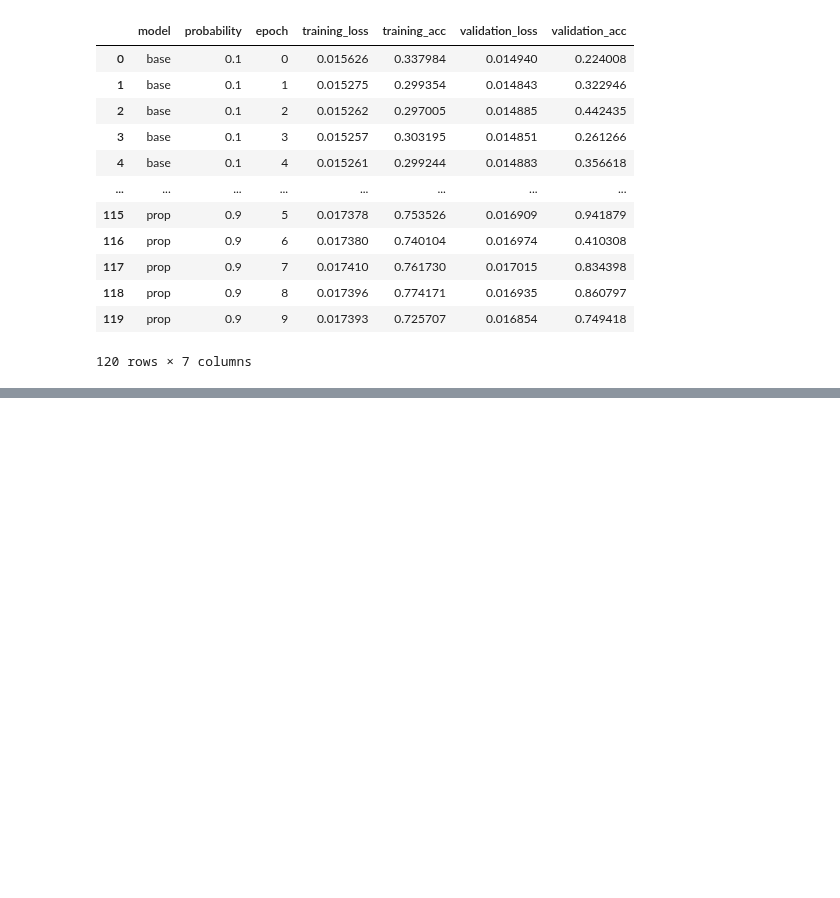
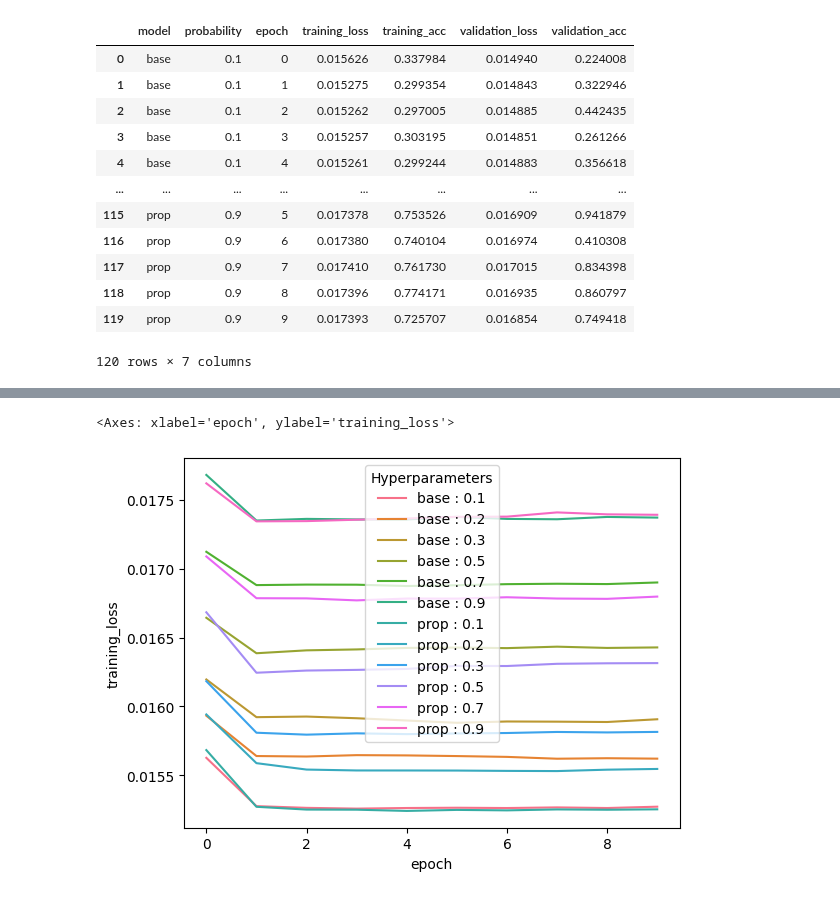
Before and after one commit to MRifqiFz/project-ednn, a Jupyter notebook: Code/Final Code/Dropout Comparison/Visualization.ipynb, the cells around one changed output, grey strips where cells are left out. Saved outputs shown, nothing was run; the diff lists cells and outputs as text; code cells hidden in the pictures; blank space fills up the shorter version.

```diff
--- a/Code/Final Code/Dropout Comparison/Visualization.ipynb
+++ b/Code/Final Code/Dropout Comparison/Visualization.ipynb
@@ -66,0 +131,6 @@ pd.DataFrame(result_dict)
+# %%
+
+sns.lineplot(data=df_results, x="epoch", y="training_loss", hue="Hyperparameters")
+# %% [output]
+<Axes: xlabel='epoch', ylabel='training_loss'>
+[figure, added]
```
Also changed, not shown: parts of 8 cells of this notebook.
